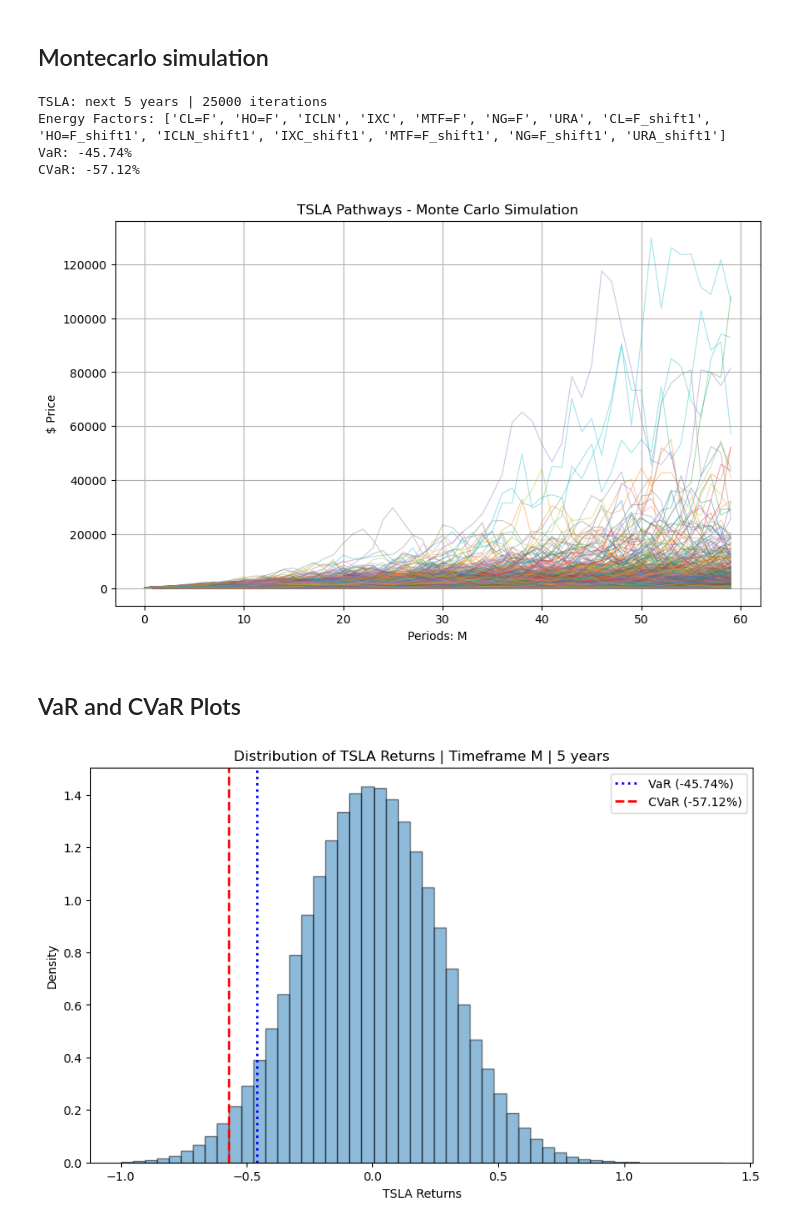
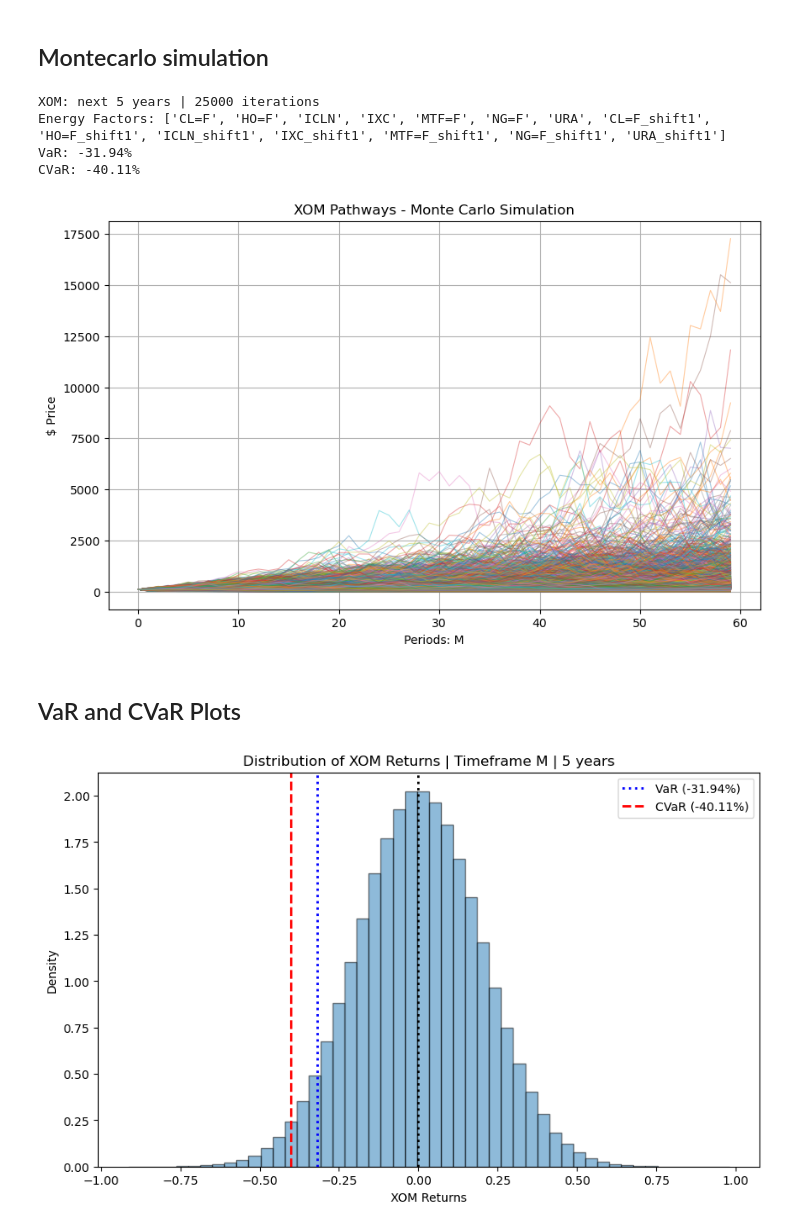
Before and after one commit to lbsm2017/ml_stocks_direction, a Jupyter notebook: var_cvar_energy_factors.ipynb, the cells around one changed output. Drawn from its saved outputs; the diff is of its cells as text; code cells hidden in the pictures.

```diff
--- a/var_cvar_energy_factors.ipynb
+++ b/var_cvar_energy_factors.ipynb
@@ -28,7 +31,7 @@ timeframe   = 'M'
 rolling_p   = 6
 std_mode    = 'max' #mean, median , max , q75, q90
 
-stock_symb  = 'TSLA'
+stock_symb  = 'XOM'
 fact_symbs  = 'NG=F, CL=F, MTF=F, HO=F, ICLN, IXC, URA'
 cv_folds    = 5
 
@@ -799,33 +802,34 @@ plt.title(f'{stock_symb} Pathways - Monte Carlo Simulation')
 plt.grid(True)
 plt.show()
 # %% [output]
-TSLA: next 5 years | 25000 iterations
+XOM: next 5 years | 25000 iterations
 Energy Factors: ['CL=F', 'HO=F', 'ICLN', 'IXC', 'MTF=F', 'NG=F', 'URA', 'CL=F_shift1', 'HO=F_shift1', 'ICLN_shift1', 'IXC_shift1', 'MTF=F_shift1', 'NG=F_shift1', 'URA_shift1']
-VaR: -45.74%
-CVaR: -57.12%
+VaR: -31.94%
+CVaR: -40.11%
-[figure, old version]
+[figure, new version]
 # %% [markdown]
 ## VaR and CVaR Plots
 # %%
 # Plot the distribution of returns
 plt.figure(figsize=(10, 6))
 plt.hist(stock_returns.flatten(), bins=50, density=True, edgecolor='k', alpha=0.5)
 plt.xlabel(f'{stock_symb} Returns')
 plt.ylabel('Density')
 plt.title(f'Distribution of {stock_symb} Returns | Timeframe {timeframe} | {num_years} years')
 
 # Format VaR and CVaR as percentages with two decimal points
 var_formatted = "{:.2f}%".format(var * 100)
 cvar_formatted = "{:.2f}%".format(cvar * 100)
 
 # Plot vertical lines for VaR and CVaR with formatted values in the legend
 plt.axvline(var, color='blue', linestyle='dotted', linewidth=2, label=f'VaR ({var_formatted})')
 plt.axvline(cvar, color='red', linestyle='--', linewidth=2, label=f'CVaR ({cvar_formatted})')
+plt.axvline(0.0, color='black', linestyle='dotted', linewidth=2)
 
 # Add legend
 plt.legend()
 
 # Show the plot
 plt.show()
 # %% [output]
-[figure, old version]
+[figure, new version]
```
Also changed, not shown: parts of 12 cells of this notebook, 1 other file.
